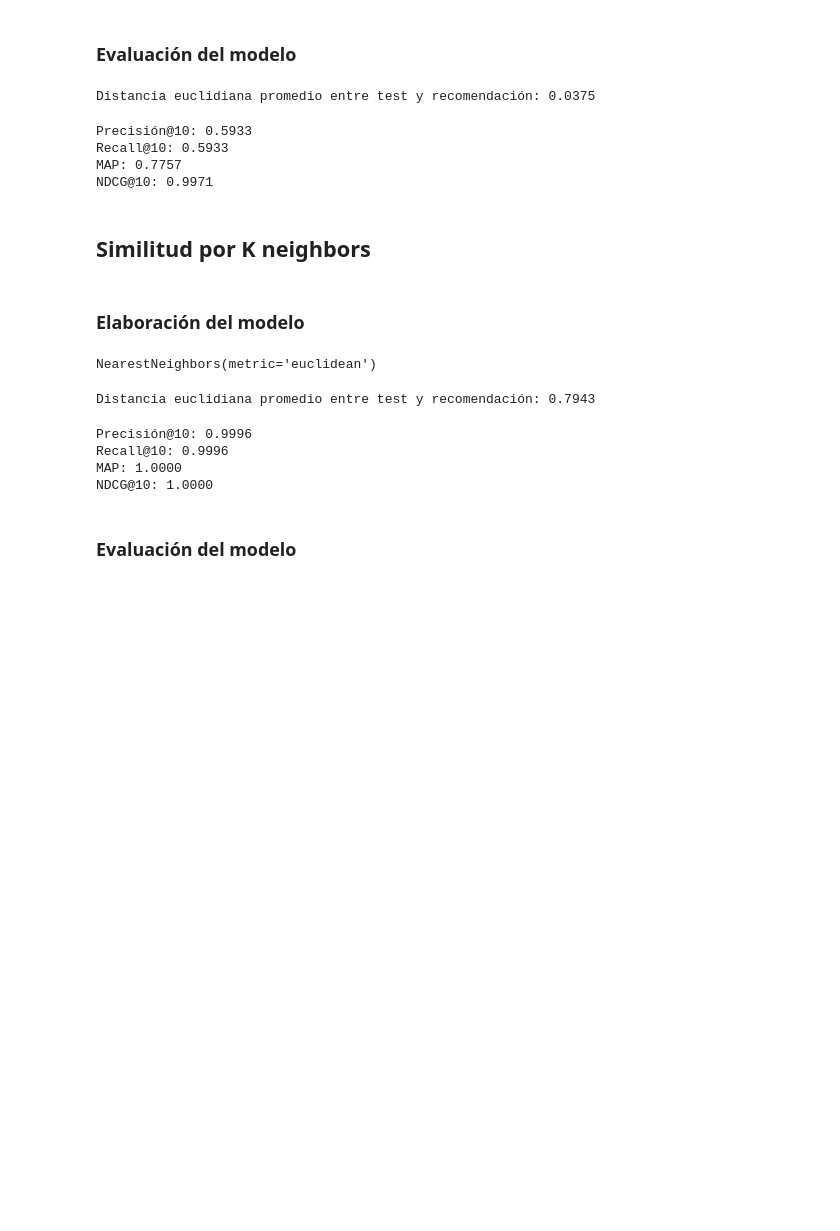
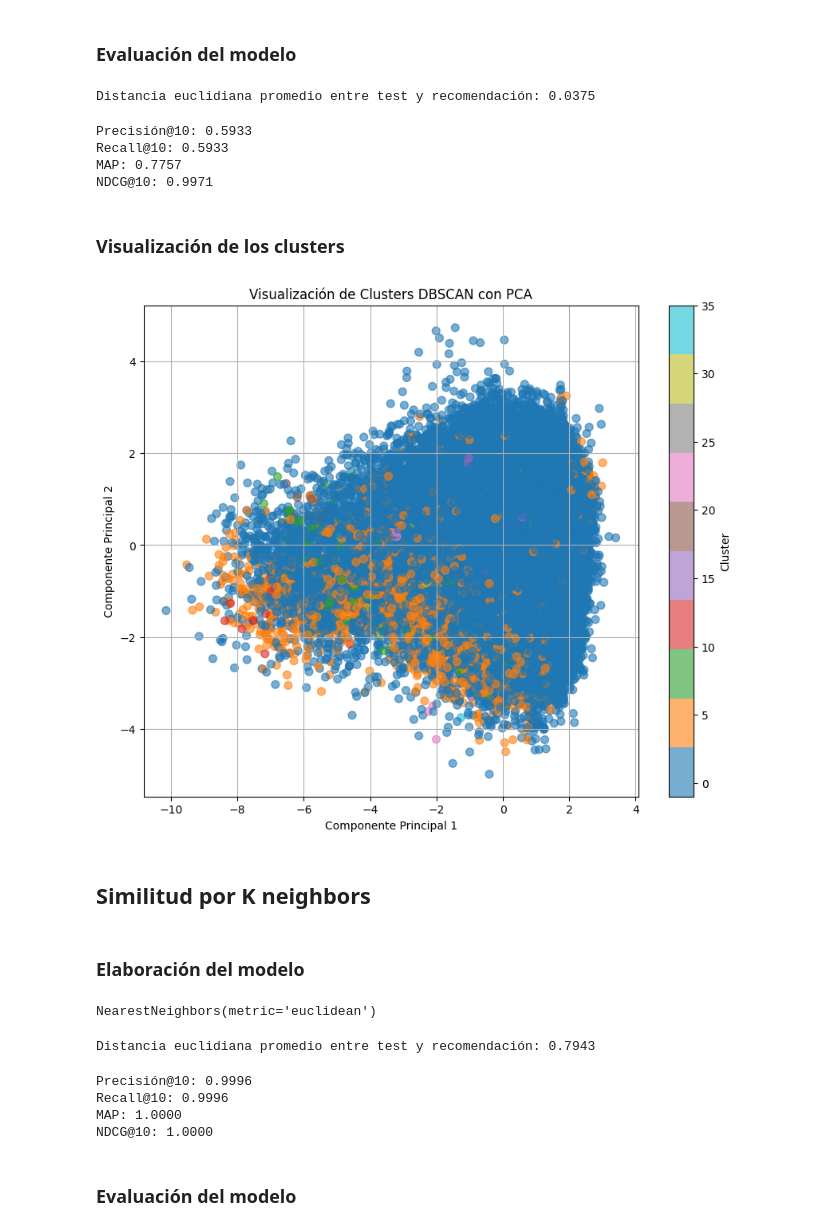
Before and after one commit to AndresChacon00/SongRecommenderAI, a Jupyter notebook: eda.ipynb, the cells around one changed output. Saved outputs shown, nothing was run; the diff lists cells and outputs as text; code cells hidden in the pictures; blank space fills up the shorter version.

```diff
--- a/eda.ipynb
+++ b/eda.ipynb
@@ -503,8 +591,26 @@ class DBSCAN_model:
         rec_songs = spotify_data.iloc[top_indices].copy()
         rec_songs['distance'] = distances[top_indices]
         return rec_songs[metadata_cols].to_dict(orient='records')
+
+    def visualize_clusters(self, X):
+        """Aplica PCA para visualizar clusters en 2D"""
+        if not self.model:
+            self.fit(X)
+
+        pca = PCA(n_components=2)
+        X_pca = pca.fit_transform(X)
+        # Para DBSCAN, los labels pueden ser -1 (ruido)
+        labels = self.model.labels_
+        plt.figure(figsize=(10, 8))
+        scatter = plt.scatter(X_pca[:, 0], X_pca[:, 1], c=labels, cmap='tab10', s=50, alpha=0.6)
+        plt.title('Visualización de Clusters DBSCAN con PCA')
+        plt.xlabel('Componente Principal 1')
+        plt.ylabel('Componente Principal 2')
+        plt.colorbar(scatter, label='Cluster')
+        plt.grid(True)
+        plt.show()
 # %%
 # Entrenar el modelo DBSCAN
-dbscan_model = DBSCAN_model(eps=0.5, min_samples=5)
+dbscan_model = DBSCAN_model(eps=2, min_samples=5)
 dbscan_model.fit(X_train)
 # %% [output]
@@ -585,6 +691,12 @@ Precisión@10: 0.5933
 Recall@10: 0.5933
 MAP: 0.7757
 NDCG@10: 0.9971
+# %% [markdown]
+### Visualización de los clusters
+# %%
+dbscan_model.visualize_clusters(X_train)
+# %% [output]
+[figure, added]
 # %% [markdown]
 ## Similitud por K neighbors
 # %% [markdown]
```
Also changed, not shown: parts of 8 cells of this notebook.
